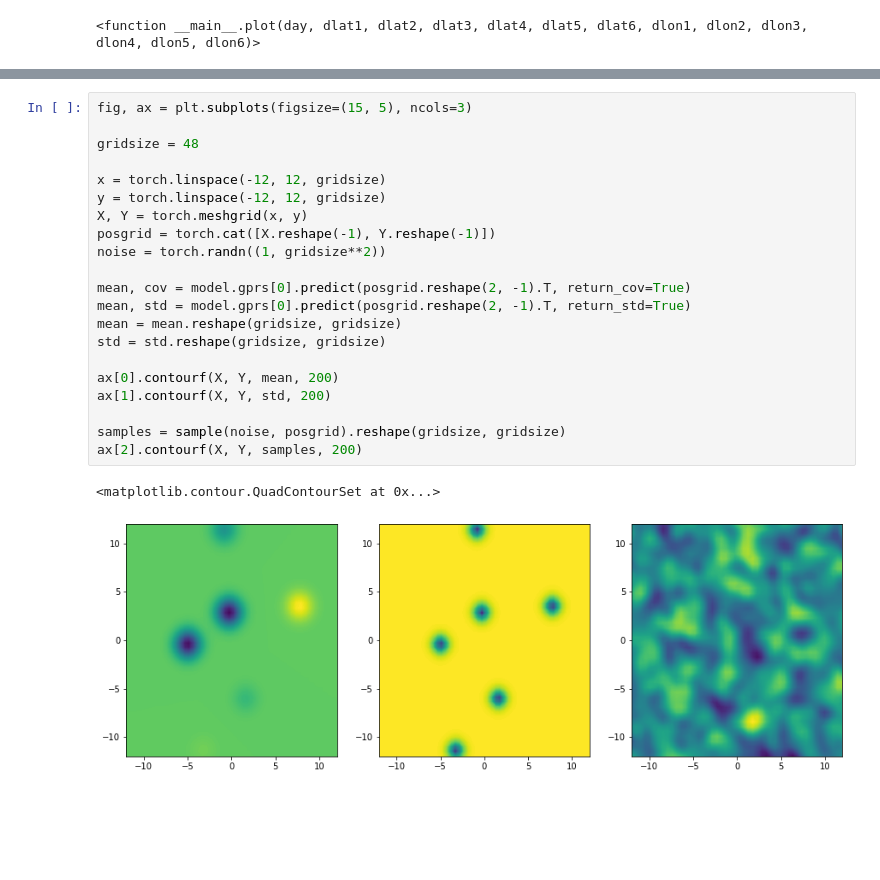
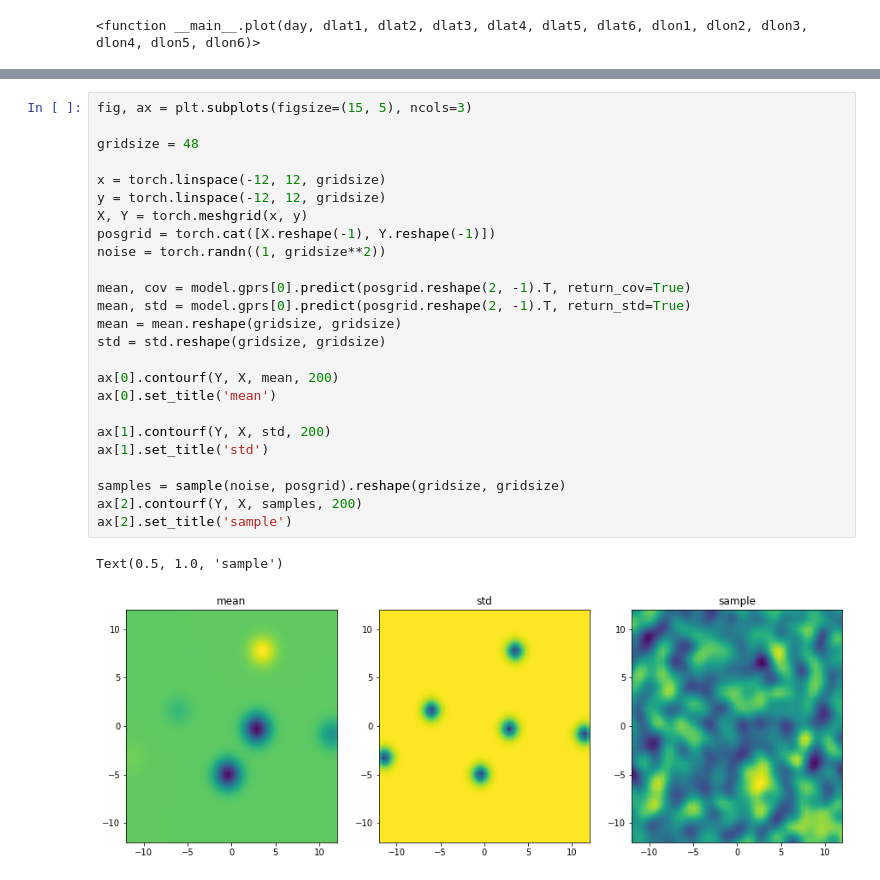
Before and after one commit to saschagaudlitz/Flash, a Jupyter notebook: gpr.ipynb, the cells around one changed output, grey strips where cells are left out. Cells and saved outputs as stored; diff of their text form; blank space fills up the shorter version.

Commit message:
GPR plot

```diff
--- a/gpr.ipynb
+++ b/gpr.ipynb
@@ -79,24 +85,28 @@ interactive(children=(IntSlider(value=0, description='day', max=3288), IntSlider
 # %%
 fig, ax = plt.subplots(figsize=(15, 5), ncols=3)
 
 gridsize = 48
 
 x = torch.linspace(-12, 12, gridsize)
 y = torch.linspace(-12, 12, gridsize)
 X, Y = torch.meshgrid(x, y)
 posgrid = torch.cat([X.reshape(-1), Y.reshape(-1)])
 noise = torch.randn((1, gridsize**2))
 
 mean, cov = model.gprs[0].predict(posgrid.reshape(2, -1).T, return_cov=True)
 mean, std = model.gprs[0].predict(posgrid.reshape(2, -1).T, return_std=True)
 mean = mean.reshape(gridsize, gridsize)
 std = std.reshape(gridsize, gridsize)
 
-ax[0].contourf(X, Y, mean, 200)
-ax[1].contourf(X, Y, std, 200)
+ax[0].contourf(Y, X, mean, 200)
+ax[0].set_title('mean')
+
+ax[1].contourf(Y, X, std, 200)
+ax[1].set_title('std')
 
 samples = sample(noise, posgrid).reshape(gridsize, gridsize)
-ax[2].contourf(X, Y, samples, 200)
+ax[2].contourf(Y, X, samples, 200)
+ax[2].set_title('sample')
 # %% [output]
-<matplotlib.contour.QuadContourSet at 0x...>
+Text(0.5, 1.0, 'sample')
-[figure, old version]
+[figure, new version]
```
Also changed, not shown: parts of 3 cells of this notebook, 4 other files.
